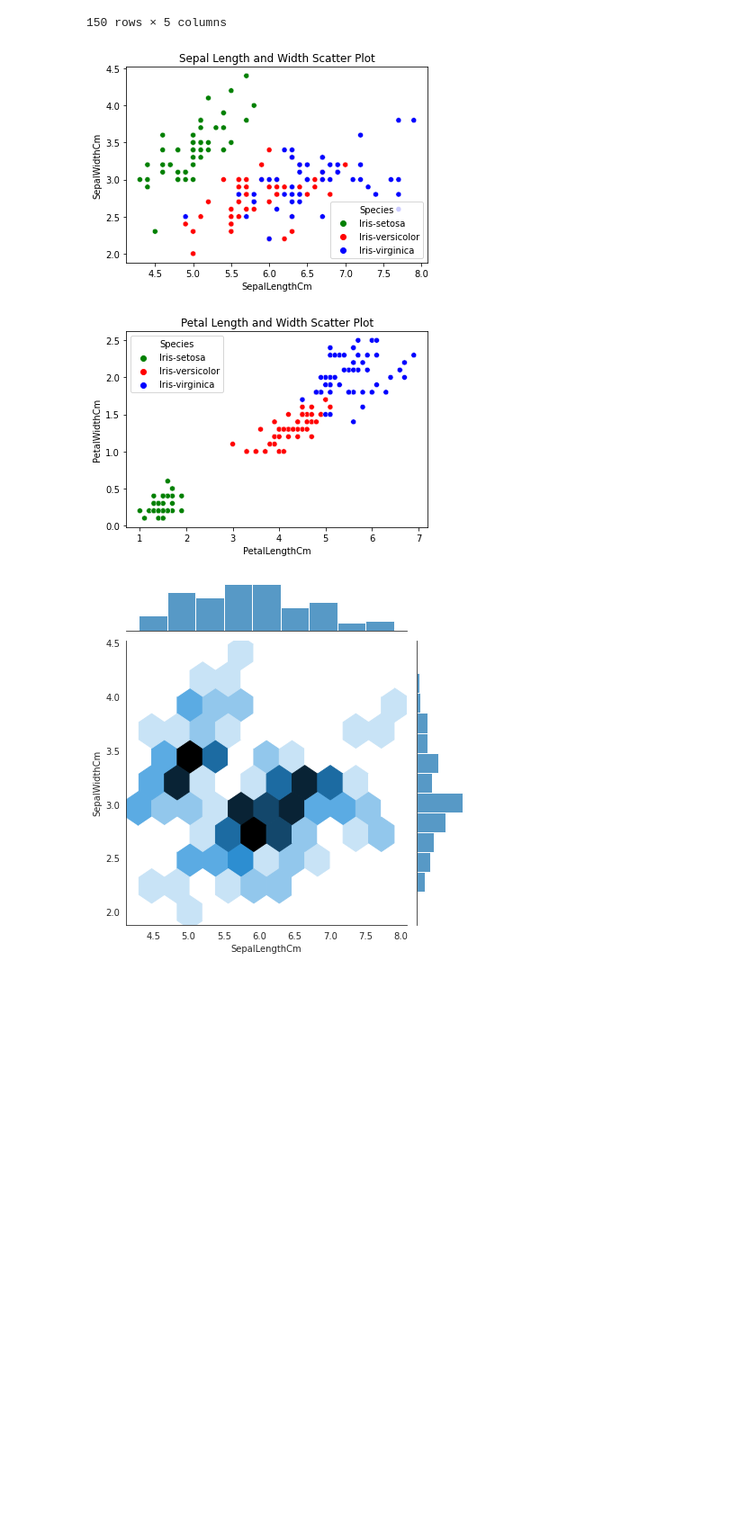
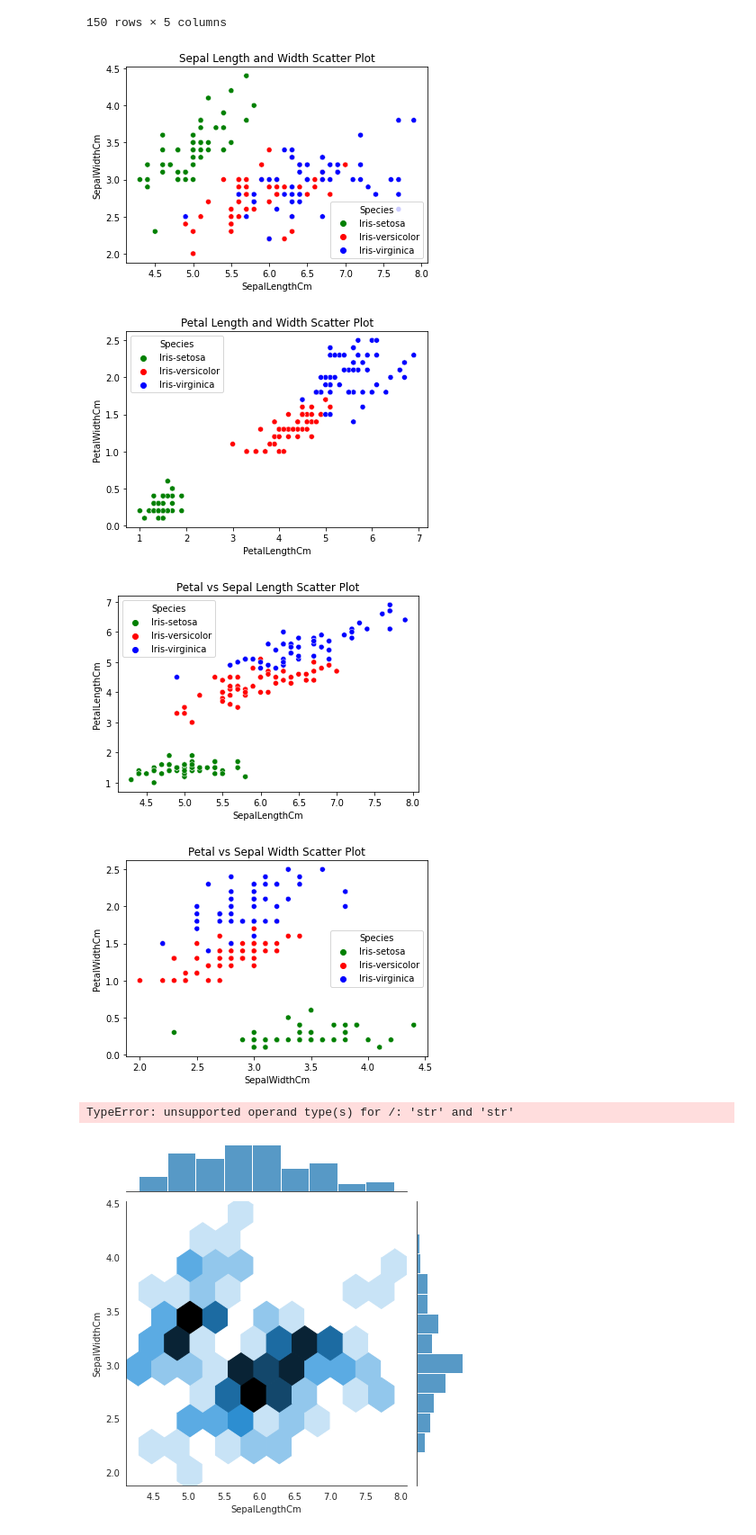
Before and after one commit to splitcomma/pands-project, a Jupyter notebook: analysis.ipynb, the cells around one changed output. Shown: that part at 90% size. Saved outputs shown, nothing was run; the diff lists cells and outputs as text; code cells hidden in the pictures; blank space fills up the shorter version.

Commit message:
fine tuning scatterplots

```diff
--- a/analysis.ipynb
+++ b/analysis.ipynb
@@ -23,13 +23,32 @@ irisData
 # %%
 sns.scatterplot(x = "SepalLengthCm" , y = "SepalWidthCm", data = irisData, hue = "Species", palette = ['green', 'red', 'blue'])
 plt.title('Sepal Length and Width Scatter Plot')
+
 plt.show()
+
 sns.scatterplot(x = "PetalLengthCm" , y = "PetalWidthCm", data = irisData, hue = "Species", palette = ['green', 'red', 'blue'])
 plt.title('Petal Length and Width Scatter Plot')
+
 plt.show()
+
+sns.scatterplot(x = "SepalLengthCm" , y = "PetalLengthCm", data = irisData, hue = "Species", palette = ['green', 'red', 'blue'])
+plt.title('Petal vs Sepal Length Scatter Plot')
+
+plt.show()
+
+sns.scatterplot(x = "SepalWidthCm" , y = "PetalWidthCm", data = irisData, hue = "Species", palette = ['green', 'red', 'blue'])
+plt.title('Petal vs Sepal Width Scatter Plot')
+
+plt.show()
+
+x= irisData(irisData['SepalLenght'/'PetalLength'])
+print (x)
 # %% [output]
 [figure]
 [figure]
+[figure, added]
+[figure, added]
+TypeError: unsupported operand type(s) for /: 'str' and 'str'
 # %%
 with sns.axes_style('white'):
     sns.jointplot("SepalLengthCm", "SepalWidthCm", data=irisData, kind='hex')
```
Also changed, not shown: parts of 1 cell of this notebook.
